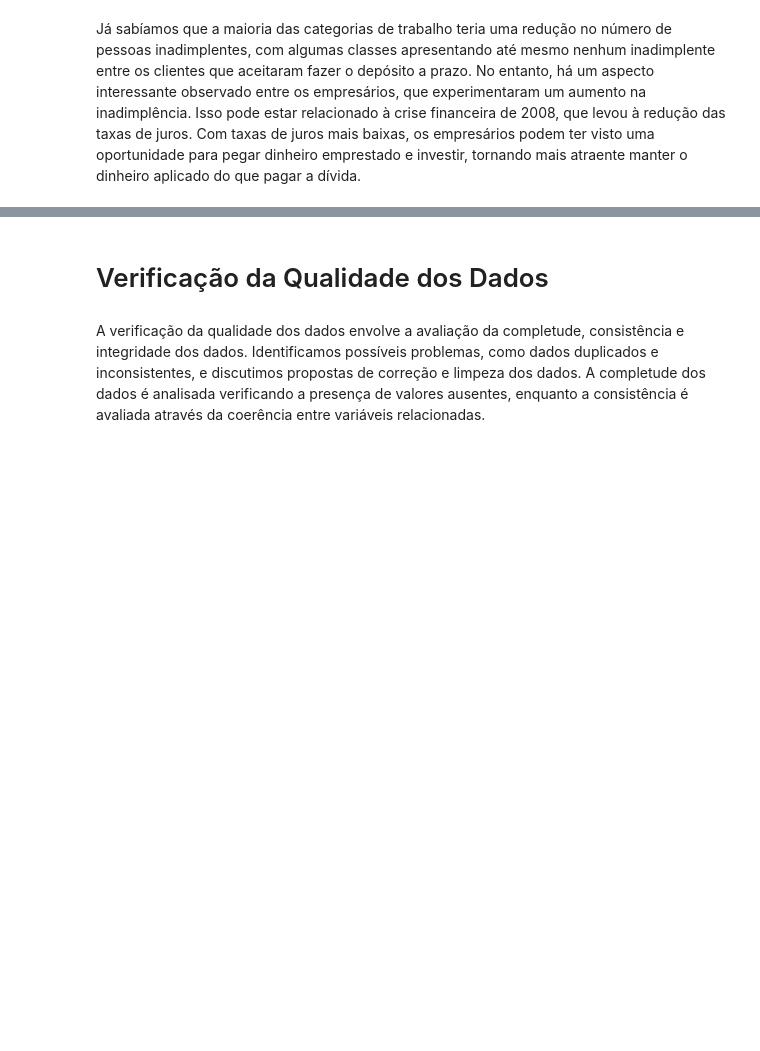
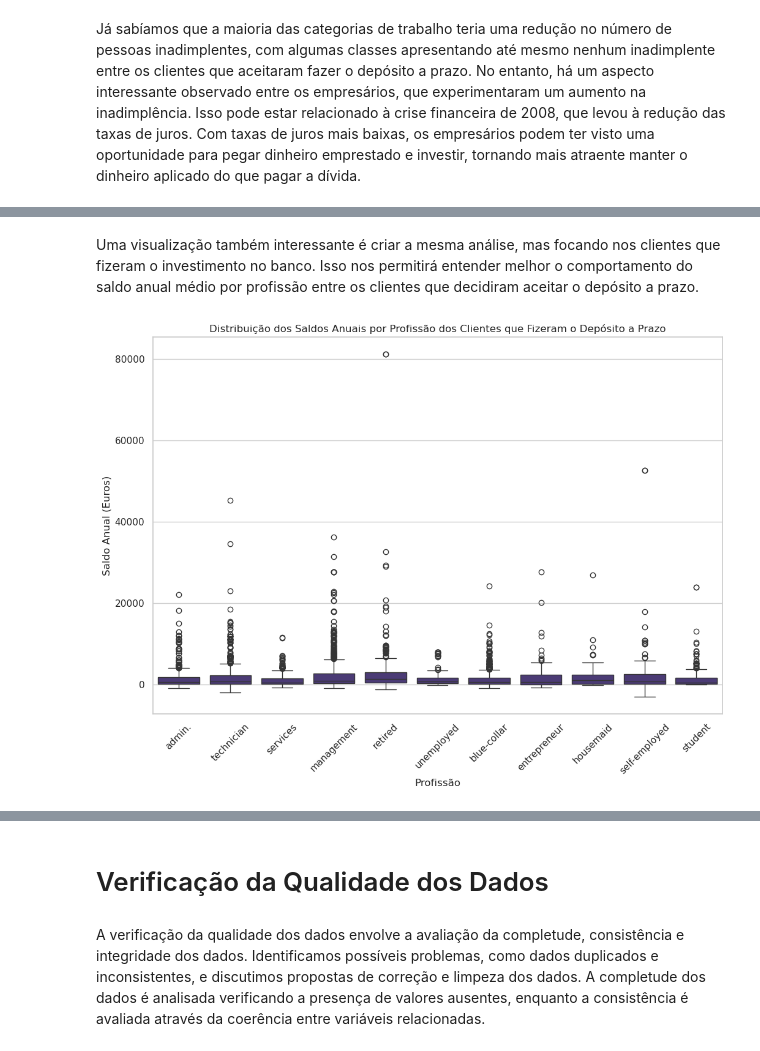
Before and after one commit to gabrieldadcarvalho/machine_learning, a Jupyter notebook: pjt_final/data_understanding.ipynb, the cells around one changed output, grey strips where cells are left out. Saved outputs shown, nothing was run; the diff lists cells and outputs as text; code cells hidden in the pictures; blank space fills up the shorter version.

```diff
--- a/pjt_final/data_understanding.ipynb
+++ b/pjt_final/data_understanding.ipynb
@@ -596,0 +658,13 @@ Já sabíamos que a maioria das categorias de trabalho teria uma redução no n
+# %% [markdown]
+Uma visualização também interessante é criar a mesma análise, mas focando nos clientes que fizeram o investimento no banco. Isso nos permitirá entender melhor o comportamento do saldo anual médio por profissão entre os clientes que decidiram aceitar o depósito a prazo.
+# %%
+# Gráfico das médias de saldos anuais por profissação dos clientes que fizeram o depósito a prazo
+plt.figure(figsize=(12, 8))
+sns.boxplot(x='job', y='balance', data=X[y.values == "yes"])
+plt.xticks(rotation=45)  # Rotaciona os rótulos do eixo X para melhor visualização
+plt.title('Distribuição dos Saldos Anuais por Profissão dos Clientes que Fizeram o Depósito a Prazo')
+plt.xlabel('Profissão')
+plt.ylabel('Saldo Anual (Euros)')
+plt.show()
+# %% [output]
+[figure, added]
```
Also changed, not shown: parts of 44 cells of this notebook.
